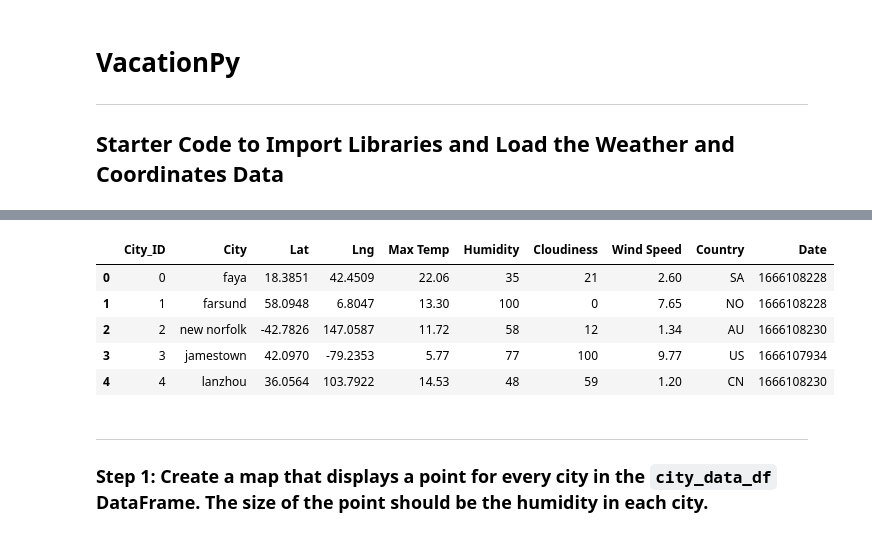
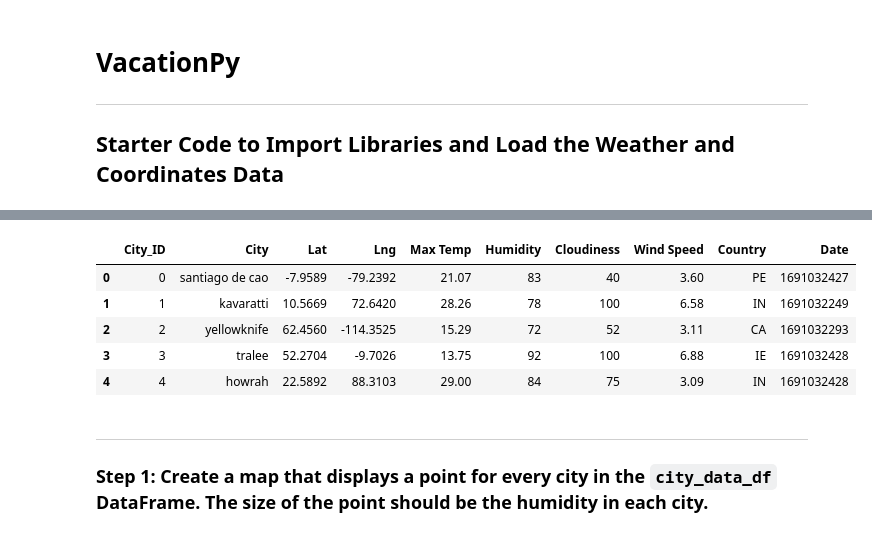
Before and after one commit to wemlaztdj/python-api-challenge, a Jupyter notebook: WeatherPy/VacationPy.ipynb, the cells around one changed output, grey strips where cells are left out. Cells and saved outputs as stored; diff of their text form; code cells hidden in the pictures.

```diff
--- a/WeatherPy/VacationPy.ipynb
+++ b/WeatherPy/VacationPy.ipynb
@@ -16,17 +16,17 @@ from api_keys import geoapify_key
 [interactive output not drawn]
 # %%
 # Load the CSV file created in Part 1 into a Pandas DataFrame
-city_data_df = pd.read_csv("output_data/cities.csv")
+city_data_df = pd.read_csv("./output_data/cities.csv")
 
 # Display sample data
 city_data_df.head()
 # %% [output]
 |  | City_ID | City | Lat | Lng | Max Temp | Humidity | Cloudiness | Wind Speed | Country | Date |
-| 0 | 0 | faya | 18.3851 | 42.4509 | 22.06 | 35 | 21 | 2.60 | SA | 1666108228 |
-| 1 | 1 | farsund | 58.0948 | 6.8047 | 13.30 | 100 | 0 | 7.65 | NO | 1666108228 |
-| 2 | 2 | new norfolk | -42.7826 | 147.0587 | 11.72 | 58 | 12 | 1.34 | AU | 1666108230 |
-| 3 | 3 | jamestown | 42.0970 | -79.2353 | 5.77 | 77 | 100 | 9.77 | US | 1666107934 |
-| 4 | 4 | lanzhou | 36.0564 | 103.7922 | 14.53 | 48 | 59 | 1.20 | CN | 1666108230 |
+| 0 | 0 | santiago de cao | -7.9589 | -79.2392 | 21.07 | 83 | 40 | 3.60 | PE | 1691032427 |
+| 1 | 1 | kavaratti | 10.5669 | 72.6420 | 28.26 | 78 | 100 | 6.58 | IN | 1691032249 |
+| 2 | 2 | yellowknife | 62.4560 | -114.3525 | 15.29 | 72 | 52 | 3.11 | CA | 1691032293 |
+| 3 | 3 | tralee | 52.2704 | -9.7026 | 13.75 | 92 | 100 | 6.88 | IE | 1691032428 |
+| 4 | 4 | howrah | 22.5892 | 88.3103 | 29.00 | 84 | 75 | 3.09 | IN | 1691032428 |
 # %% [markdown]
 ---
 
```
Also changed, not shown: parts of 4 cells of this notebook.
